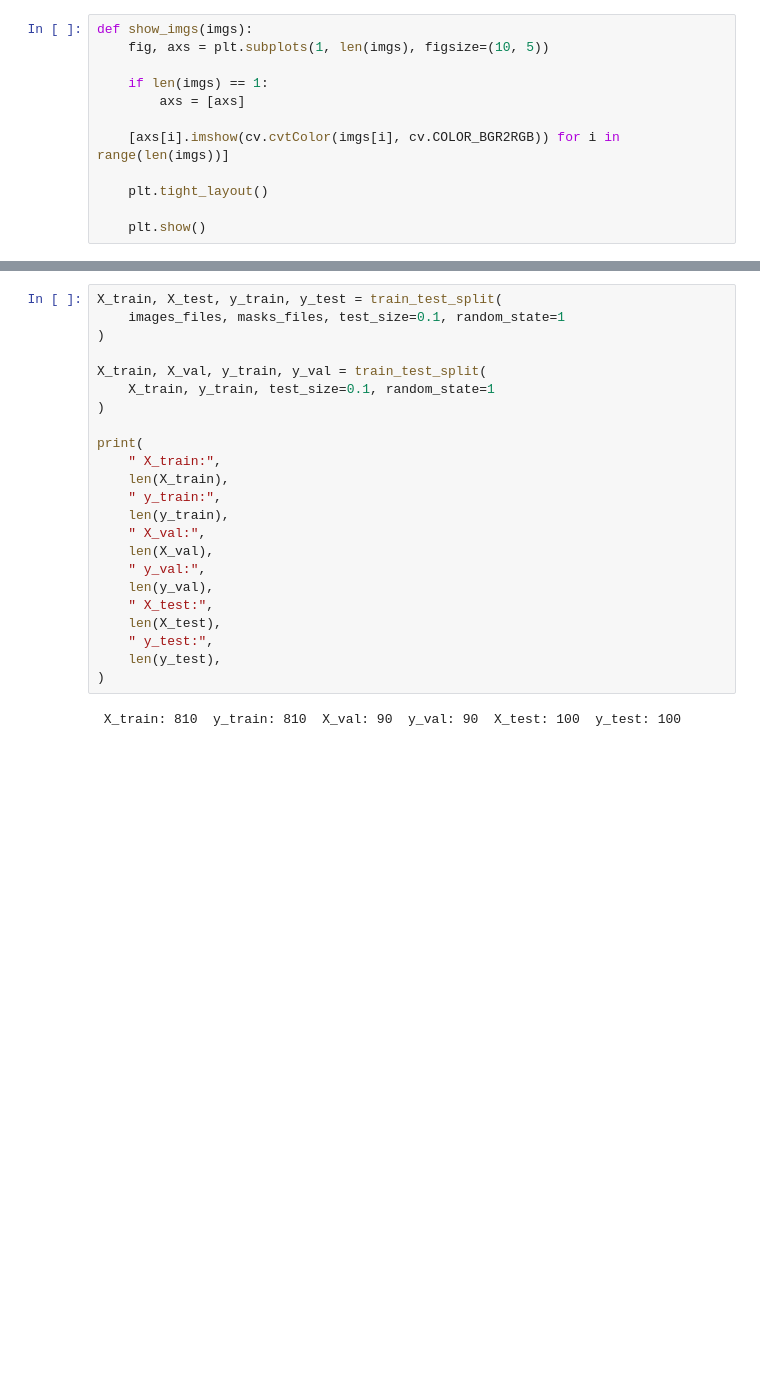
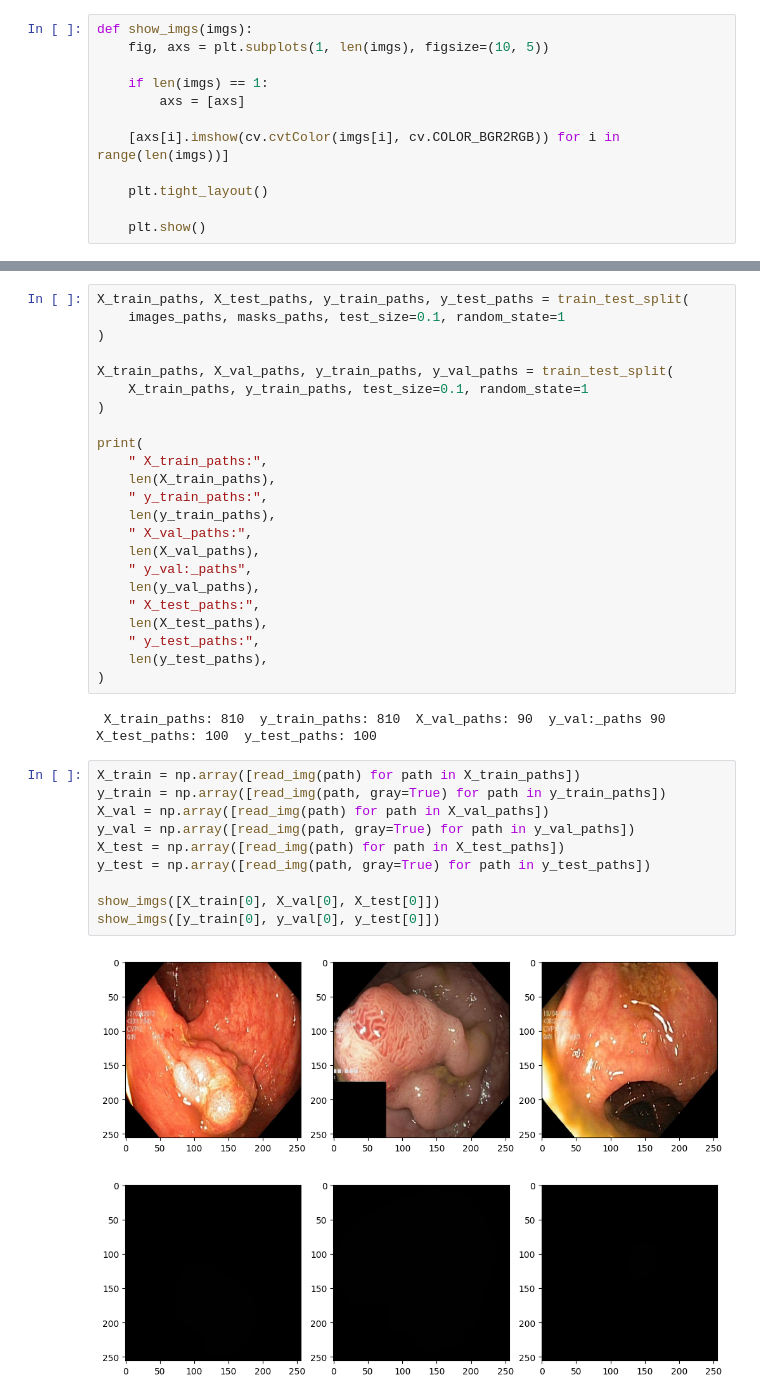
Before and after one commit to mitinull/polyp-segmentation-AI-Project-, a Jupyter notebook: main.ipynb, the cells around one changed output, grey strips where cells are left out. Drawn from its saved outputs; the diff is of its cells as text; blank space fills up the shorter version.

```diff
--- a/main.ipynb
+++ b/main.ipynb
@@ -50,25 +57,38 @@ show_imgs([img, msk, marked_img])
 # %%
-X_train, X_test, y_train, y_test = train_test_split(
-    images_files, masks_files, test_size=0.1, random_state=1
+X_train_paths, X_test_paths, y_train_paths, y_test_paths = train_test_split(
+    images_paths, masks_paths, test_size=0.1, random_state=1
 )
 
-X_train, X_val, y_train, y_val = train_test_split(
-    X_train, y_train, test_size=0.1, random_state=1
+X_train_paths, X_val_paths, y_train_paths, y_val_paths = train_test_split(
+    X_train_paths, y_train_paths, test_size=0.1, random_state=1
 )
 
 print(
-    " X_train:",
-    len(X_train),
-    " y_train:",
-    len(y_train),
-    " X_val:",
-    len(X_val),
-    " y_val:",
-    len(y_val),
-    " X_test:",
-    len(X_test),
-    " y_test:",
-    len(y_test),
+    " X_train_paths:",
+    len(X_train_paths),
+    " y_train_paths:",
+    len(y_train_paths),
+    " X_val_paths:",
+    len(X_val_paths),
+    " y_val:_paths",
+    len(y_val_paths),
+    " X_test_paths:",
+    len(X_test_paths),
+    " y_test_paths:",
+    len(y_test_paths),
 )
 # %% [output]
- X_train: 810  y_train: 810  X_val: 90  y_val: 90  X_test: 100  y_test: 100
+ X_train_paths: 810  y_train_paths: 810  X_val_paths: 90  y_val:_paths 90  X_test_paths: 100  y_test_paths: 100
+# %%
+X_train = np.array([read_img(path) for path in X_train_paths])
+y_train = np.array([read_img(path, gray=True) for path in y_train_paths])
+X_val = np.array([read_img(path) for path in X_val_paths])
+y_val = np.array([read_img(path, gray=True) for path in y_val_paths])
+X_test = np.array([read_img(path) for path in X_test_paths])
+y_test = np.array([read_img(path, gray=True) for path in y_test_paths])
+
+show_imgs([X_train[0], X_val[0], X_test[0]])
+show_imgs([y_train[0], y_val[0], y_test[0]])
+# %% [output]
+[figure, added]
+[figure, added]
```
Also changed, not shown: parts of 15 cells of this notebook, 1 other file.
